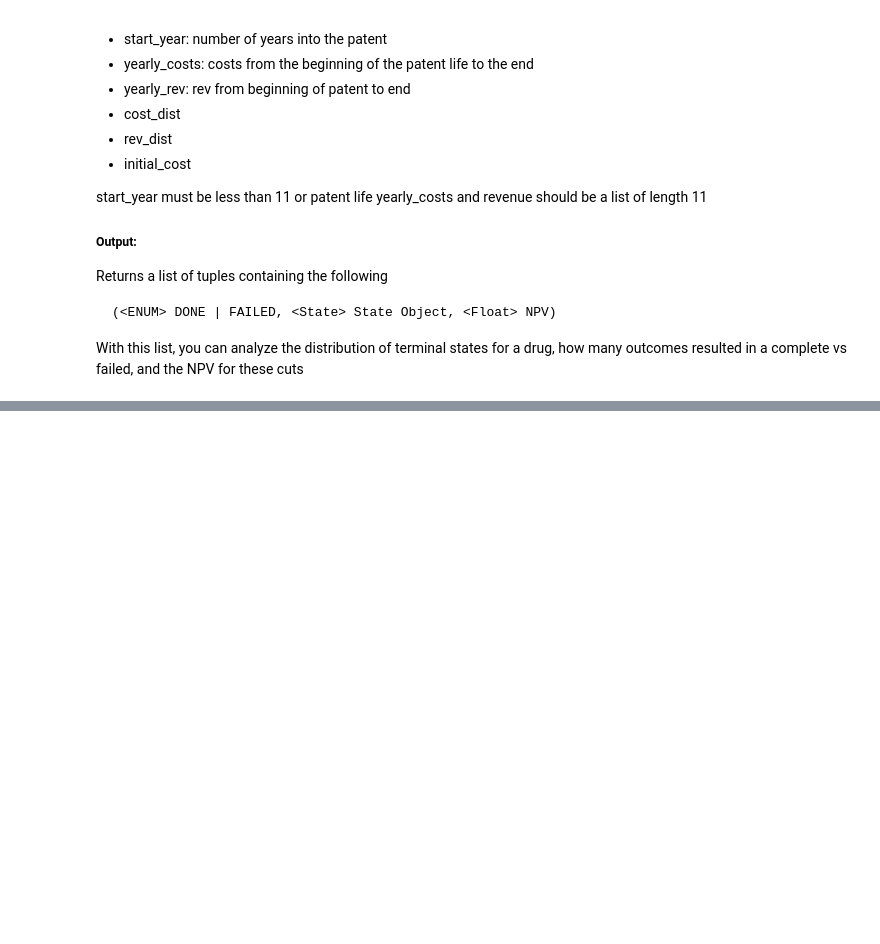
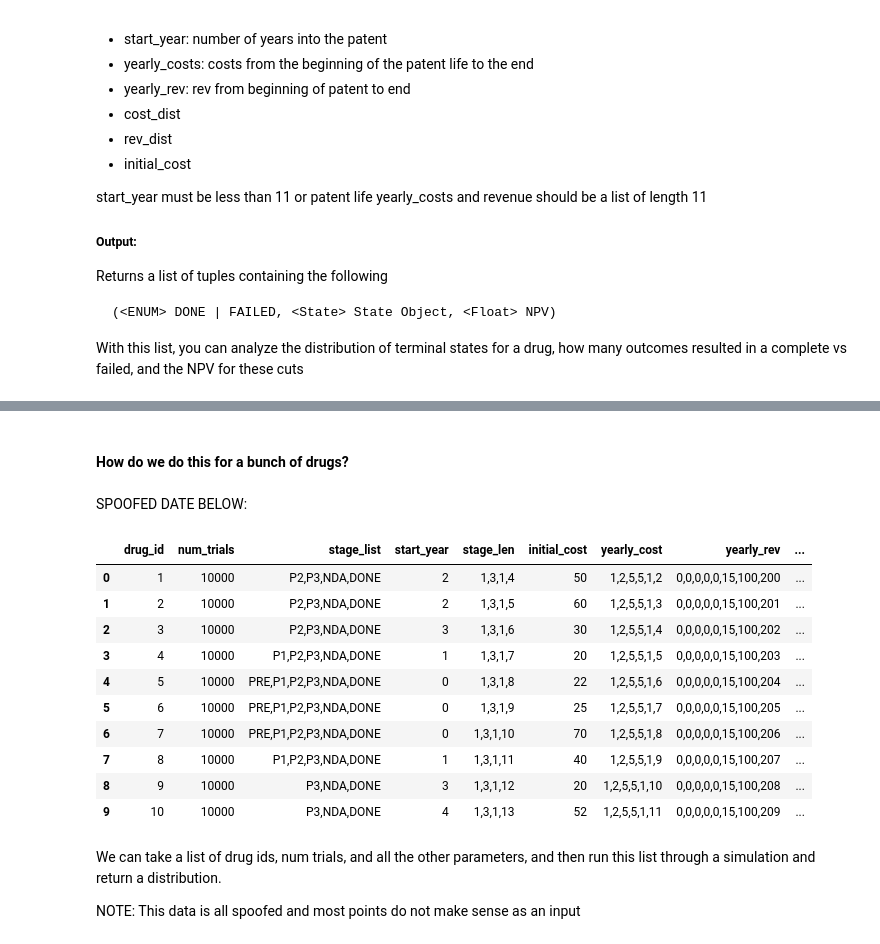
Before and after one commit to eazymac25/pharmaSimulation, a Jupyter notebook: sim/clinical_trial_npv.ipynb, the cells around one changed output, grey strips where cells are left out. Drawn from its saved outputs; the diff is of its cells as text; code cells hidden in the pictures; blank space fills up the shorter version.

```diff
--- a/sim/clinical_trial_npv.ipynb
+++ b/sim/clinical_trial_npv.ipynb
@@ -79,0 +136,24 @@ plt.show()
+# %% [markdown]
+#### How do we do this for a bunch of drugs?
+# %%
+df = pd.read_csv('drug_data.csv')
+# %% [markdown]
+SPOOFED DATE BELOW:
+# %%
+df.head(11)
+# %% [output]
+|  | drug_id | num_trials | stage_list | start_year | stage_len | initial_cost | yearly_cost | yearly_rev | ... |
+| 0 | 1 | 10000 | P2,P3,NDA,DONE | 2 | 1,3,1,4 | 50 | 1,2,5,5,1,2 | 0,0,0,0,0,15,100,200 | ... |
+| 1 | 2 | 10000 | P2,P3,NDA,DONE | 2 | 1,3,1,5 | 60 | 1,2,5,5,1,3 | 0,0,0,0,0,15,100,201 | ... |
+| 2 | 3 | 10000 | P2,P3,NDA,DONE | 3 | 1,3,1,6 | 30 | 1,2,5,5,1,4 | 0,0,0,0,0,15,100,202 | ... |
+| 3 | 4 | 10000 | P1,P2,P3,NDA,DONE | 1 | 1,3,1,7 | 20 | 1,2,5,5,1,5 | 0,0,0,0,0,15,100,203 | ... |
+| 4 | 5 | 10000 | PRE,P1,P2,P3,NDA,DONE | 0 | 1,3,1,8 | 22 | 1,2,5,5,1,6 | 0,0,0,0,0,15,100,204 | ... |
+| 5 | 6 | 10000 | PRE,P1,P2,P3,NDA,DONE | 0 | 1,3,1,9 | 25 | 1,2,5,5,1,7 | 0,0,0,0,0,15,100,205 | ... |
+| 6 | 7 | 10000 | PRE,P1,P2,P3,NDA,DONE | 0 | 1,3,1,10 | 70 | 1,2,5,5,1,8 | 0,0,0,0,0,15,100,206 | ... |
+| 7 | 8 | 10000 | P1,P2,P3,NDA,DONE | 1 | 1,3,1,11 | 40 | 1,2,5,5,1,9 | 0,0,0,0,0,15,100,207 | ... |
+| 8 | 9 | 10000 | P3,NDA,DONE | 3 | 1,3,1,12 | 20 | 1,2,5,5,1,10 | 0,0,0,0,0,15,100,208 | ... |
+| 9 | 10 | 10000 | P3,NDA,DONE | 4 | 1,3,1,13 | 52 | 1,2,5,5,1,11 | 0,0,0,0,0,15,100,209 | ... |
+# %% [markdown]
+We can take a list of drug ids, num trials, and all the other parameters, and then run this list through a simulation and return a distribution.
+
+NOTE: This data is all spoofed and most points do not make sense as an input
```
Also changed, not shown: parts of 13 cells of this notebook, 2 other files.
